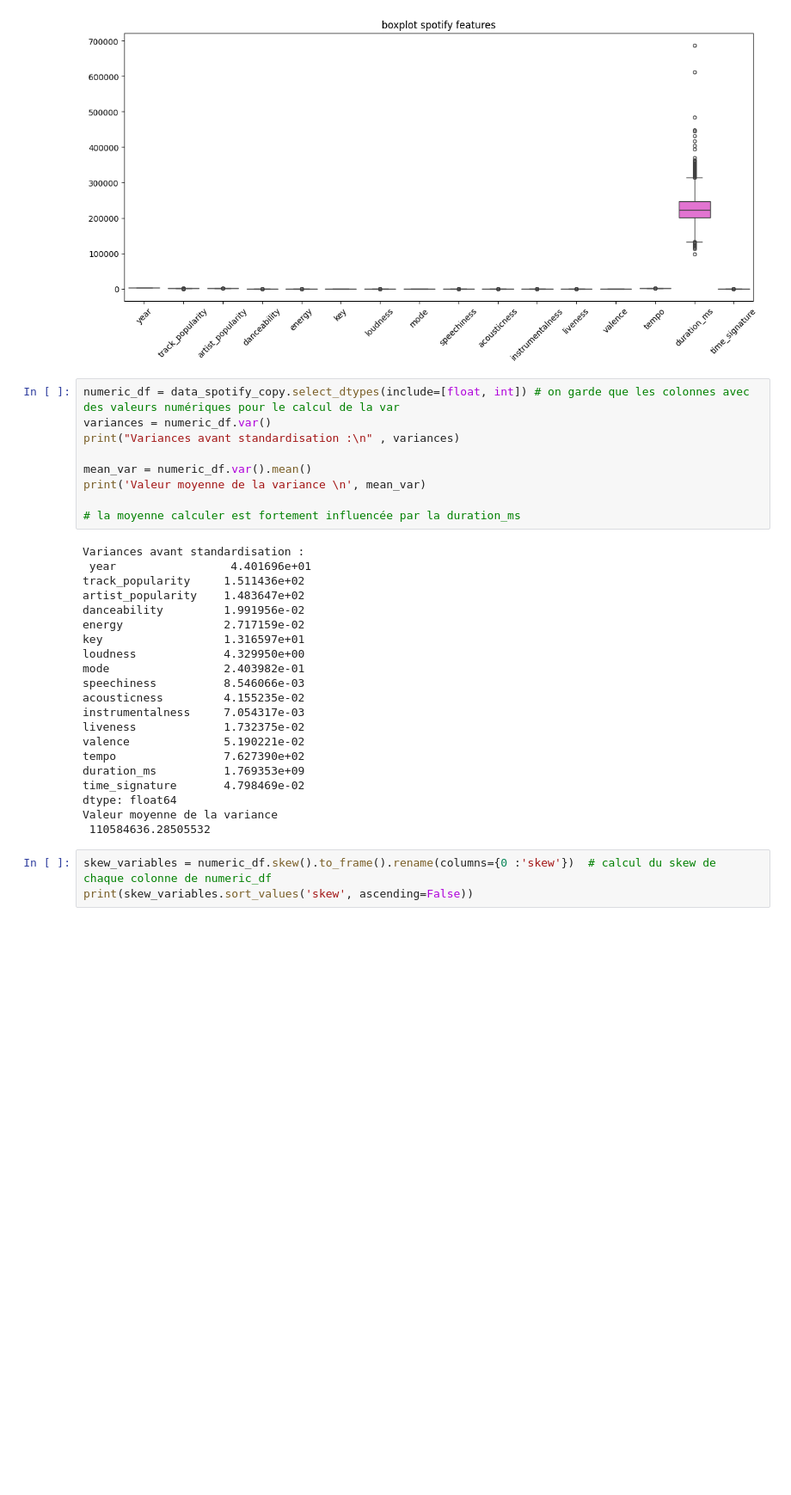
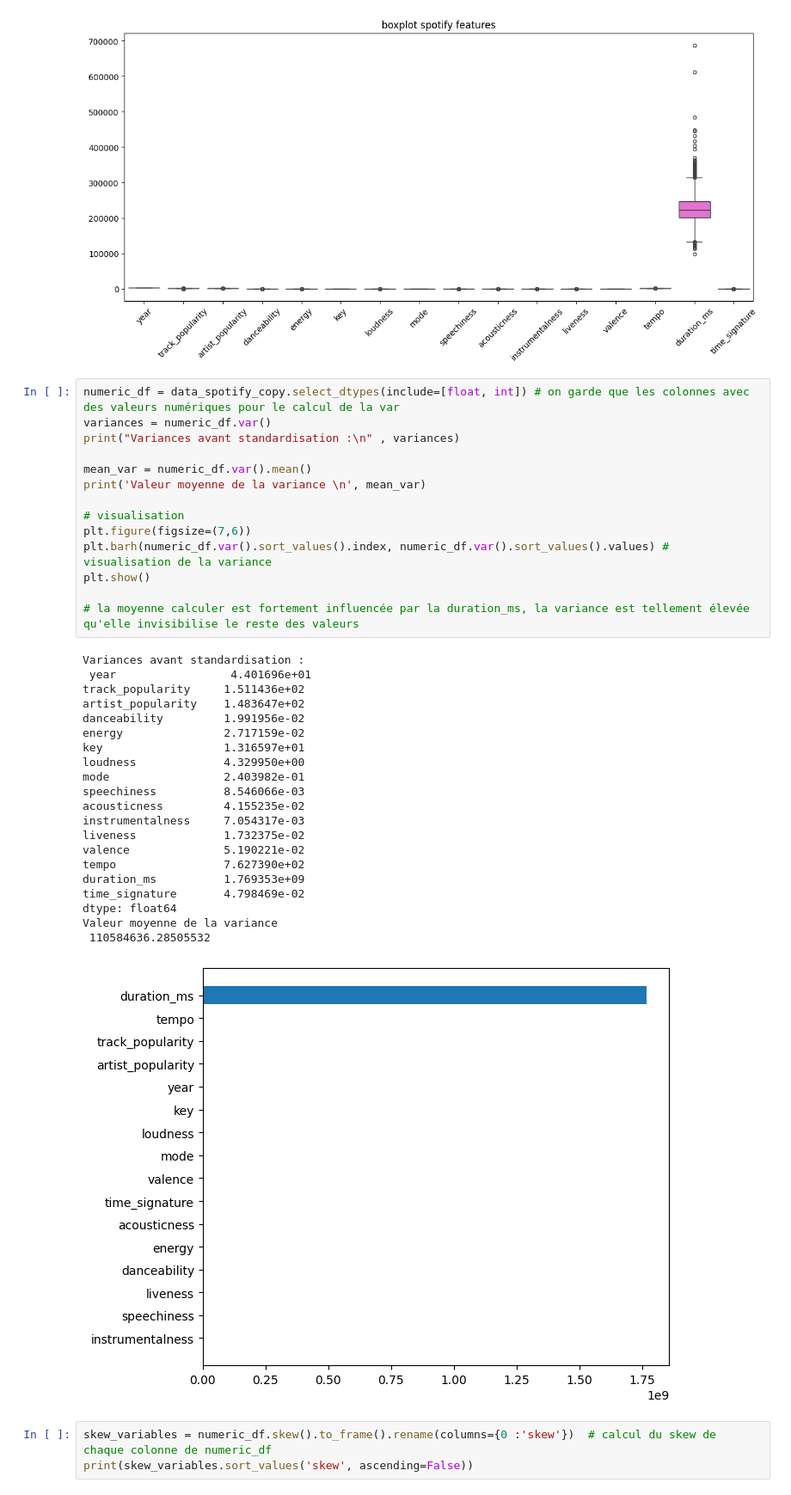
Before and after one commit to fxcollot/SpotifyUnsupervised, a Jupyter notebook: spotify_Louise.ipynb, the cells around one changed output. Shown at 86% size. Saved outputs shown, nothing was run; the diff lists cells and outputs as text; blank space fills up the shorter version.

```diff
--- a/spotify_Louise.ipynb
+++ b/spotify_Louise.ipynb
@@ -82,33 +82,39 @@ plt.show()
 # %%
 numeric_df = data_spotify_copy.select_dtypes(include=[float, int]) # on garde que les colonnes avec des valeurs numériques pour le calcul de la var
 variances = numeric_df.var()
 print("Variances avant standardisation :\n" , variances)
 
 mean_var = numeric_df.var().mean()
 print('Valeur moyenne de la variance \n', mean_var)
 
-# la moyenne calculer est fortement influencée par la duration_ms
+# visualisation
+plt.figure(figsize=(7,6))
+plt.barh(numeric_df.var().sort_values().index, numeric_df.var().sort_values().values) # visualisation de la variance
+plt.show()
+
+# la moyenne calculer est fortement influencée par la duration_ms, la variance est tellement élevée qu'elle invisibilise le reste des valeurs
 # %% [output]
 Variances avant standardisation :
  year                 4.401696e+01
 track_popularity     1.511436e+02
 artist_popularity    1.483647e+02
 danceability         1.991956e-02
 energy               2.717159e-02
 key                  1.316597e+01
 loudness             4.329950e+00
 mode                 2.403982e-01
 speechiness          8.546066e-03
 acousticness         4.155235e-02
 instrumentalness     7.054317e-03
 liveness             1.732375e-02
 valence              5.190221e-02
 tempo                7.627390e+02
 duration_ms          1.769353e+09
 time_signature       4.798469e-02
 dtype: float64
 Valeur moyenne de la variance
  110584636.28505532
+[figure, added]
 # %%
 skew_variables = numeric_df.skew().to_frame().rename(columns={0 :'skew'})  # calcul du skew de chaque colonne de numeric_df
 print(skew_variables.sort_values('skew', ascending=False))
```
Also changed, not shown: parts of 4 cells of this notebook.
